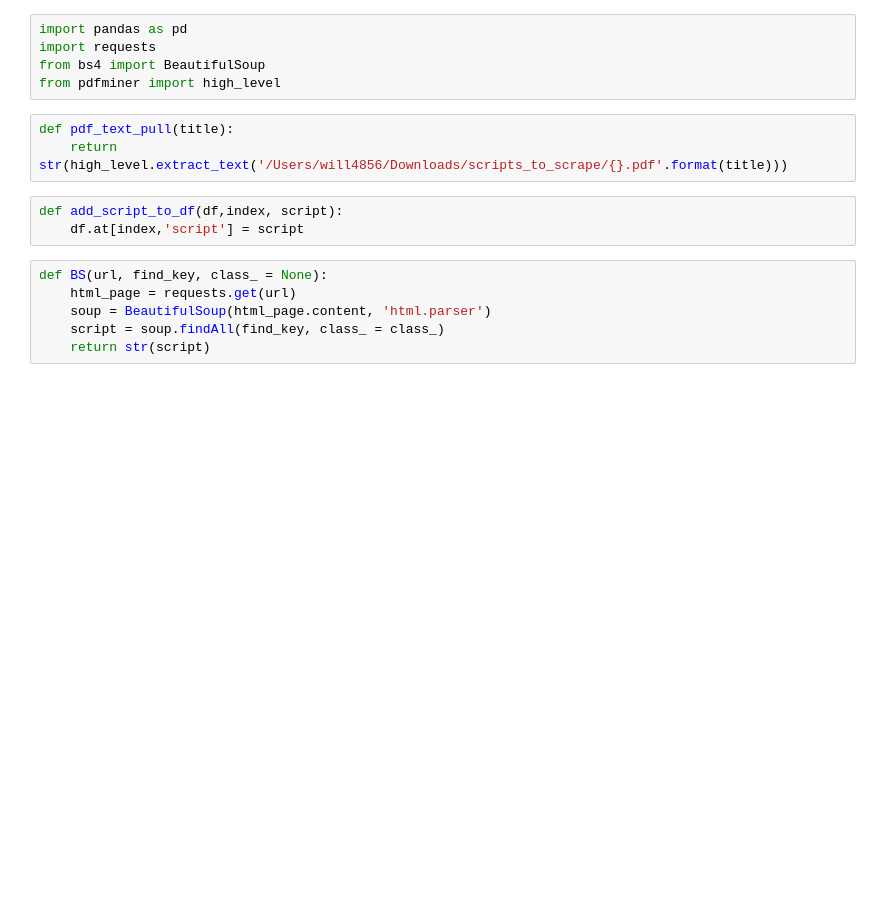
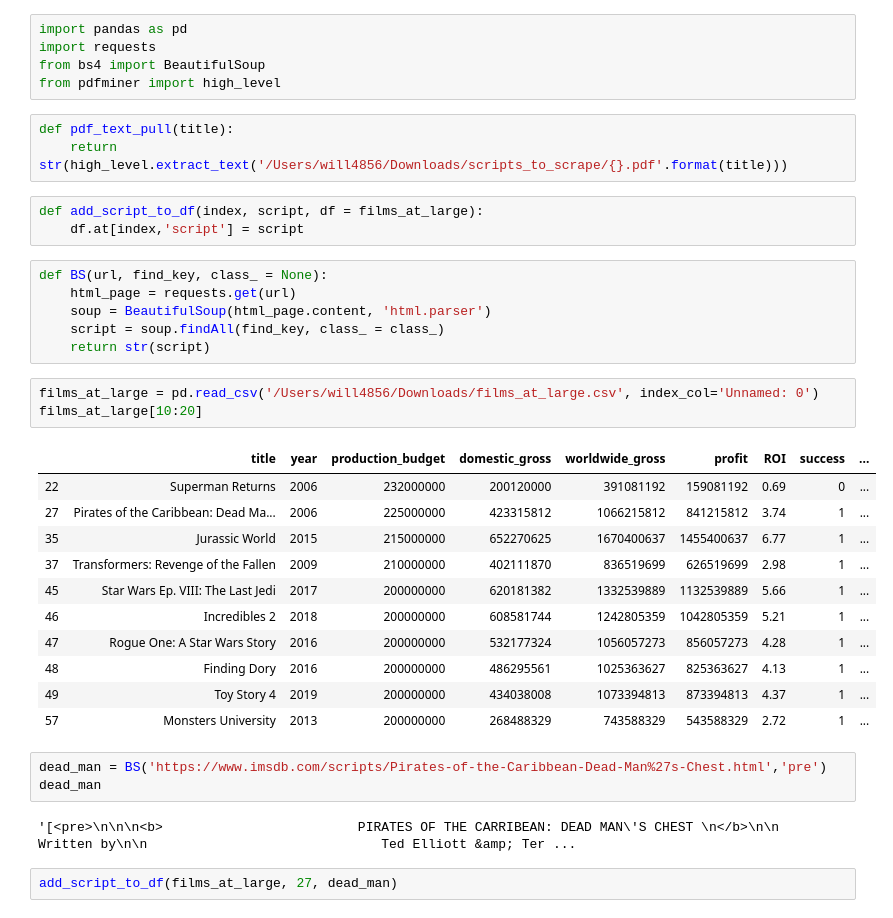
Before and after one commit to will4865/FlatironCapstoneProject, a Jupyter notebook: manual_script_pull.ipynb, the cells around one changed output. Drawn from its saved outputs; the diff is of its cells as text; blank space fills up the shorter version.

Commit message:
added more scripts

```diff
--- a/manual_script_pull.ipynb
+++ b/manual_script_pull.ipynb
@@ -7,7 +7,7 @@ from pdfminer import high_level
 def pdf_text_pull(title):
     return str(high_level.extract_text('/Users/will4856/Downloads/scripts_to_scrape/{}.pdf'.format(title)))
 # %%
-def add_script_to_df(df,index, script):
+def add_script_to_df(index, script, df = films_at_large):
     df.at[index,'script'] = script
 # %%
 def BS(url, find_key, class_ = None):
@@ -15,3 +15,25 @@ def BS(url, find_key, class_ = None):
     soup = BeautifulSoup(html_page.content, 'html.parser')
     script = soup.findAll(find_key, class_ = class_)
     return str(script)
+# %%
+films_at_large = pd.read_csv('/Users/will4856/Downloads/films_at_large.csv', index_col='Unnamed: 0')
+films_at_large[10:20]
+# %% [output]
+|  | title | year | production_budget | domestic_gross | worldwide_gross | profit | ROI | success | ... |
+| 22 | Superman Returns | 2006 | 232000000 | 200120000 | 391081192 | 159081192 | 0.69 | 0 | ... |
+| 27 | Pirates of the Caribbean: Dead Ma... | 2006 | 225000000 | 423315812 | 1066215812 | 841215812 | 3.74 | 1 | ... |
+| 35 | Jurassic World | 2015 | 215000000 | 652270625 | 1670400637 | 1455400637 | 6.77 | 1 | ... |
+| 37 | Transformers: Revenge of the Fallen | 2009 | 210000000 | 402111870 | 836519699 | 626519699 | 2.98 | 1 | ... |
+| 45 | Star Wars Ep. VIII: The Last Jedi | 2017 | 200000000 | 620181382 | 1332539889 | 1132539889 | 5.66 | 1 | ... |
+| 46 | Incredibles 2 | 2018 | 200000000 | 608581744 | 1242805359 | 1042805359 | 5.21 | 1 | ... |
+| 47 | Rogue One: A Star Wars Story | 2016 | 200000000 | 532177324 | 1056057273 | 856057273 | 4.28 | 1 | ... |
+| 48 | Finding Dory | 2016 | 200000000 | 486295561 | 1025363627 | 825363627 | 4.13 | 1 | ... |
+| 49 | Toy Story 4 | 2019 | 200000000 | 434038008 | 1073394813 | 873394813 | 4.37 | 1 | ... |
+| 57 | Monsters University | 2013 | 200000000 | 268488329 | 743588329 | 543588329 | 2.72 | 1 | ... |
+# %%
+dead_man = BS('https://www.imsdb.com/scripts/Pirates-of-the-Caribbean-Dead-Man%27s-Chest.html','pre')
+dead_man
+# %% [output]
+'[<pre>\n\n\n<b>                         PIRATES OF THE CARRIBEAN: DEAD MAN\'S CHEST \n</b>\n\n                                        Written by\n\n                              Ted Elliott &amp; Ter ...
+# %%
+add_script_to_df(films_at_large, 27, dead_man)
```
Also changed, not shown: parts of 91 cells of this notebook.
